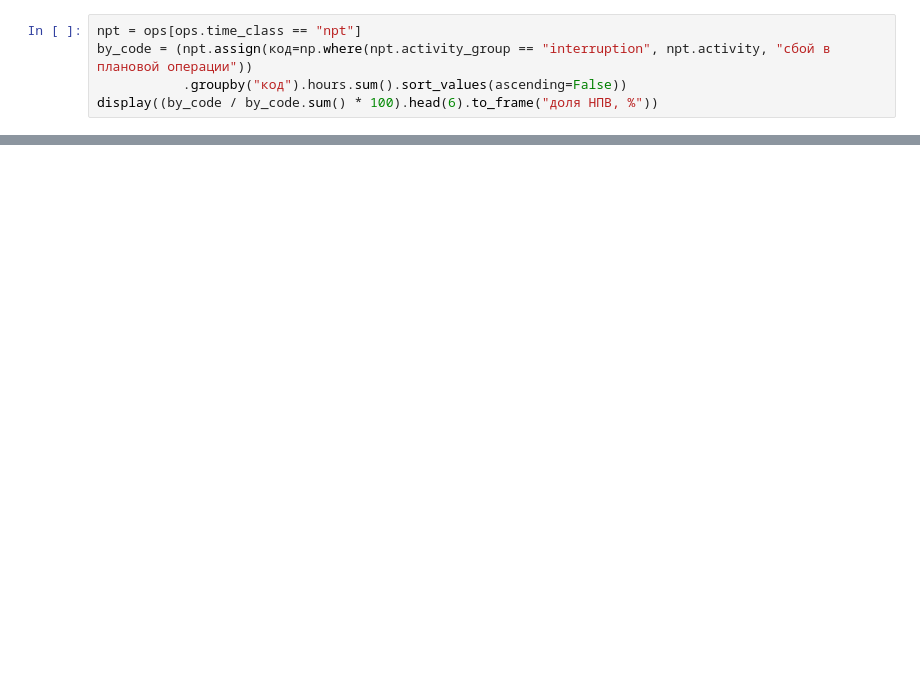
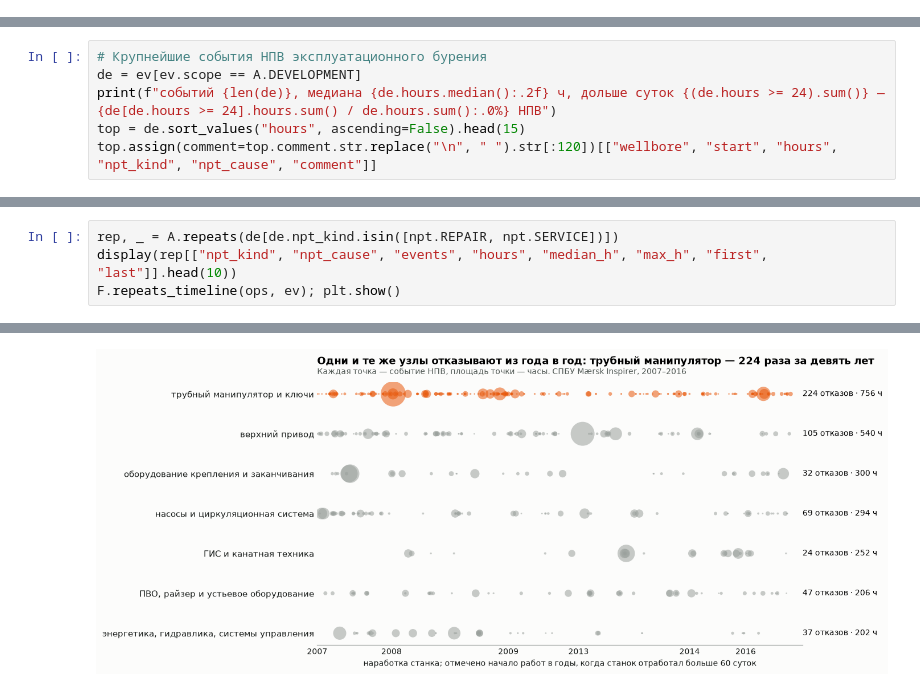
Before and after one commit to oiltsar/drilling-time-volve, a Jupyter notebook: notebooks/analysis.ipynb, the cells around one changed output, grey strips where cells are left out. Drawn from its saved outputs; the diff is of its cells as text; blank space fills up the shorter version.

```diff
--- a/notebooks/analysis.ipynb
+++ b/notebooks/analysis.ipynb
@@ -115,5 +0,0 @@ print(f"разница: {d * 100:.1f} п.п. [{lo * 100:.1f}; {hi * 100:.1f}]")
-# %%
-npt = ops[ops.time_class == "npt"]
-by_code = (npt.assign(код=np.where(npt.activity_group == "interruption", npt.activity, "сбой в плановой операции"))
-           .groupby("код").hours.sum().sort_values(ascending=False))
-display((by_code / by_code.sum() * 100).head(6).to_frame("доля НПВ, %"))
@@ -298,0 +130,6 @@ viz.save(fig, "07_weather.png"); plt.show()
+# %%
+# Крупнейшие события НПВ эксплуатационного бурения
+de = ev[ev.scope == A.DEVELOPMENT]
+print(f"событий {len(de)}, медиана {de.hours.median():.2f} ч, дольше суток {(de.hours >= 24).sum()} — {de[de.hours >= 24].hours.sum() / de.hours.sum():.0%} НПВ")
+top = de.sort_values("hours", ascending=False).head(15)
+top.assign(comment=top.comment.str.replace("\n", " ").str[:120])[["wellbore", "start", "hours", "npt_kind", "npt_cause", "comment"]]
@@ -298,0 +185,5 @@ viz.save(fig, "07_weather.png"); plt.show()
+# %%
+rep, _ = A.repeats(de[de.npt_kind.isin([npt.REPAIR, npt.SERVICE])])
+display(rep[["npt_kind", "npt_cause", "events", "hours", "median_h", "max_h", "first", "last"]].head(10))
+F.repeats_timeline(ops, ev); plt.show()
+# %% [output]
@@ -298,0 +201 @@ viz.save(fig, "07_weather.png"); plt.show()
+[figure, added]
```
Also changed, not shown: parts of 48 cells of this notebook, 31 other files.
